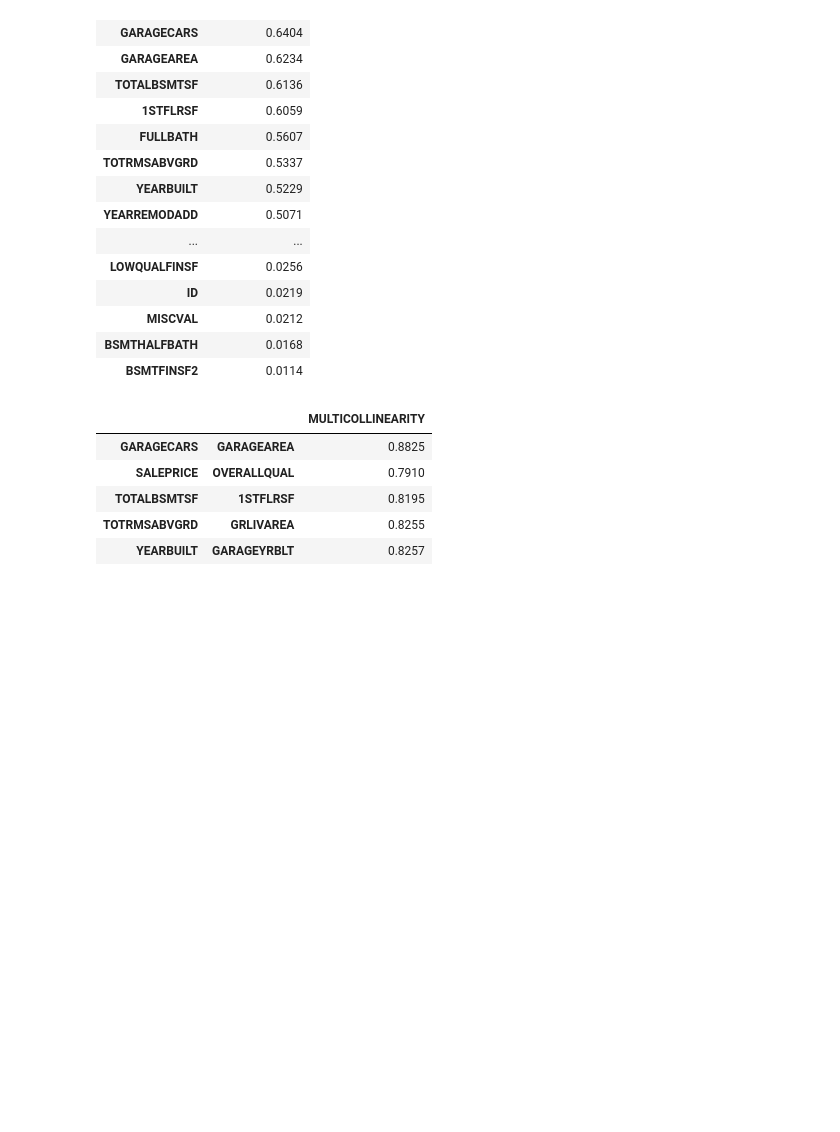
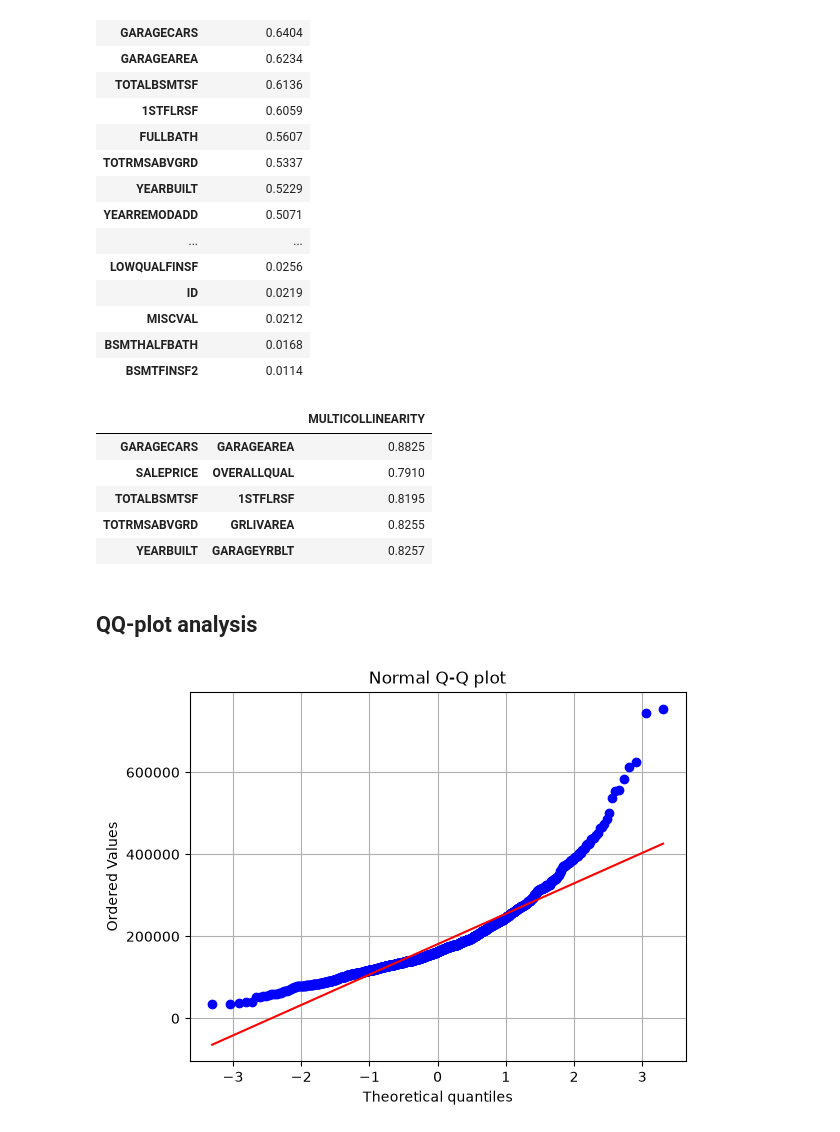
Before and after one commit to lucasamtaylor01/KaggleGettingStarted, a Jupyter notebook: 02_HOUSING_PRICES/noteboks/01_data_exploration.ipynb, the cells around one changed output. Cells and saved outputs as stored; diff of their text form; code cells hidden in the pictures; blank space fills up the shorter version.

Commit message:
feat: finish 01_data_exploration analysis

```diff
--- a/02_HOUSING_PRICES/noteboks/01_data_exploration.ipynb
+++ b/02_HOUSING_PRICES/noteboks/01_data_exploration.ipynb
@@ -350,3 +352,14 @@ high_multicollinearity
 | TOTALBSMTSF | 1STFLRSF | 0.8195 |
 | TOTRMSABVGRD | GRLIVAREA | 0.8255 |
 | YEARBUILT | GARAGEYRBLT | 0.8257 |
+# %% [markdown]
+## QQ-plot analysis
+# %%
+stats.probplot(df['SALEPRICE'], dist="norm", plot=plt)
+plt.title('Normal Q-Q plot')
+plt.xlabel('Theoretical quantiles')
+plt.ylabel('Ordered Values')
+plt.grid(True)
+plt.show()
+# %% [output]
+[figure, added]
```
Also changed, not shown: parts of 2 cells of this notebook, 1 other file.
